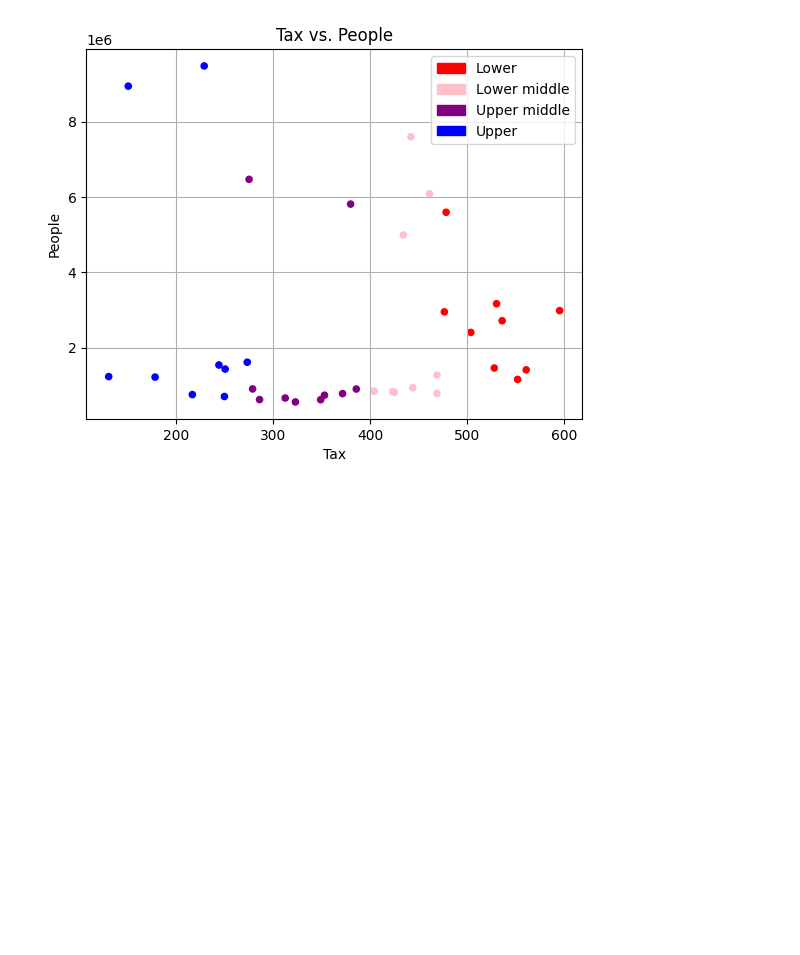
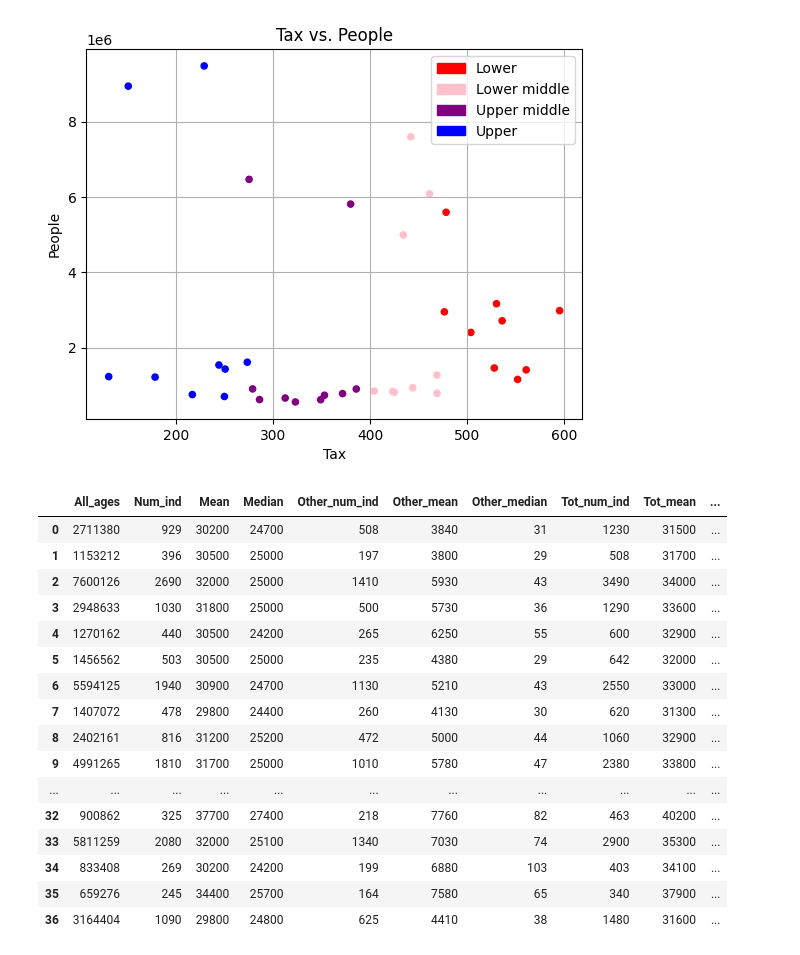
Before and after one commit to Katie-Maddick/University-Big-Data-Project, a Jupyter notebook: Project_26313331/Project.ipynb, the cells around one changed output. Cells and saved outputs as stored; diff of their text form; code cells hidden in the pictures; blank space fills up the shorter version.

```diff
--- a/Project_26313331/Project.ipynb
+++ b/Project_26313331/Project.ipynb
@@ -242,48 +244,74 @@ gro_ax.legend(handles=legend_handles)
 <matplotlib.legend.Legend at 0x...>
 [figure]
 # %%
+# Creating target data
 # Get region details into list
-Codes = Pop['Code'].values.tolist()
-Type = Pop['Geography'].values.tolist()
+Geo = Dat['Geography'].values.tolist()
+Code = Dat['Code'].values.tolist()
 
 # Create blank 2d list
-w, h = len(Codes), 2
+w, h = len(Geo), 2
 District = [[0]*h for i in range(w)]
 c = ''
 
 # Connect each district to its relative region
-for i in range(0,len(Codes)):
-    if Type[i] == 'Region':
-        c = Codes[i]
-    if Type[i] == 'Country':
-        c = 'Country'
+for i in range(0,len(Geo)):
+    if Geo[i] == 'Region':
+        c = Code[i]
+    if Geo[i] == 'Country':
+        c = Code[i]
     District[i][0] = c
-    District[i][1] = Codes[i]
+    District[i][1] = Code[i]
 
-# Instantiate variables
-reg = 0
-num = 0
+# Get only codes in data dataframe
+codes_dat = Dat['Code'].values.tolist()
 
-reg_tax = []
+# Add region to Data dataframe
+reg = []
+for i in range(0, len(District)):
+    reg.append(District[i][0])
 
-# Calculate the regions average tax
-for i in range(0, len(avg_tax)):
-    if current == c:
-        reg += avg_tax[i]
-        num += 1
-    if Type[i] == 'Region':
-        c = Codes[i]
-    current = District[i][0]
-    if current == 'Country':
+Dat['Region'] = reg
+
+# Make a rating for each area
+rating = []
+Mor = Reg['Morrisons'].values.tolist()
+Co_re = Reg['Code'].values.tolist()
+
+# Go through each area, associate the number of shops to it, and make a rating
+ratings = []
+num_Mor = []
+for area in range(0, len(avg_tax)):
+    region = reg[area]
+    for r in range(0, len(Mor)):
+        if Co_re[r] == region:
+            shops = Mor[r]
+    if region == 'Country':
+        ratings.append(0)
+        num_Mor.append(shops)
         continue
-    else:
-        avg = reg // num
-        reg_tax.append(avg)
-        reg = 0
-        num = 0
+    num_Mor.append(shops)
+    rating = avg_tax[area] // int(shops)
+    ratings.append(rating)
 
-# Add list to dataframe
-Reg['Tax'] = reg_tax
-
-display(Reg)
+Dat['No Morrisons'] = num_Mor
+Dat['Rating'] = ratings
+display(Dat)
 # %% [output]
+|  | All_ages | Num_ind | Mean | Median | Other_num_ind | Other_mean | Other_median | Tot_num_ind | Tot_mean | ... |
+| 0 | 2711380 | 929 | 30200 | 24700 | 508 | 3840 | 31 | 1230 | 31500 | ... |
+| 1 | 1153212 | 396 | 30500 | 25000 | 197 | 3800 | 29 | 508 | 31700 | ... |
+| 2 | 7600126 | 2690 | 32000 | 25000 | 1410 | 5930 | 43 | 3490 | 34000 | ... |
+| 3 | 2948633 | 1030 | 31800 | 25000 | 500 | 5730 | 36 | 1290 | 33600 | ... |
+| 4 | 1270162 | 440 | 30500 | 24200 | 265 | 6250 | 55 | 600 | 32900 | ... |
+| 5 | 1456562 | 503 | 30500 | 25000 | 235 | 4380 | 29 | 642 | 32000 | ... |
+| 6 | 5594125 | 1940 | 30900 | 24700 | 1130 | 5210 | 43 | 2550 | 33000 | ... |
+| 7 | 1407072 | 478 | 29800 | 24400 | 260 | 4130 | 30 | 620 | 31300 | ... |
+| 8 | 2402161 | 816 | 31200 | 25200 | 472 | 5000 | 44 | 1060 | 32900 | ... |
+| 9 | 4991265 | 1810 | 31700 | 25000 | 1010 | 5780 | 47 | 2380 | 33800 | ... |
+| ... | ... | ... | ... | ... | ... | ... | ... | ... | ... | ... |
+| 32 | 900862 | 325 | 37700 | 27400 | 218 | 7760 | 82 | 463 | 40200 | ... |
+| 33 | 5811259 | 2080 | 32000 | 25100 | 1340 | 7030 | 74 | 2900 | 35300 | ... |
+| 34 | 833408 | 269 | 30200 | 24200 | 199 | 6880 | 103 | 403 | 34100 | ... |
+| 35 | 659276 | 245 | 34400 | 25700 | 164 | 7580 | 65 | 340 | 37900 | ... |
+| 36 | 3164404 | 1090 | 29800 | 24800 | 625 | 4410 | 38 | 1480 | 31600 | ... |
```
Also changed, not shown: parts of 12 cells of this notebook.
